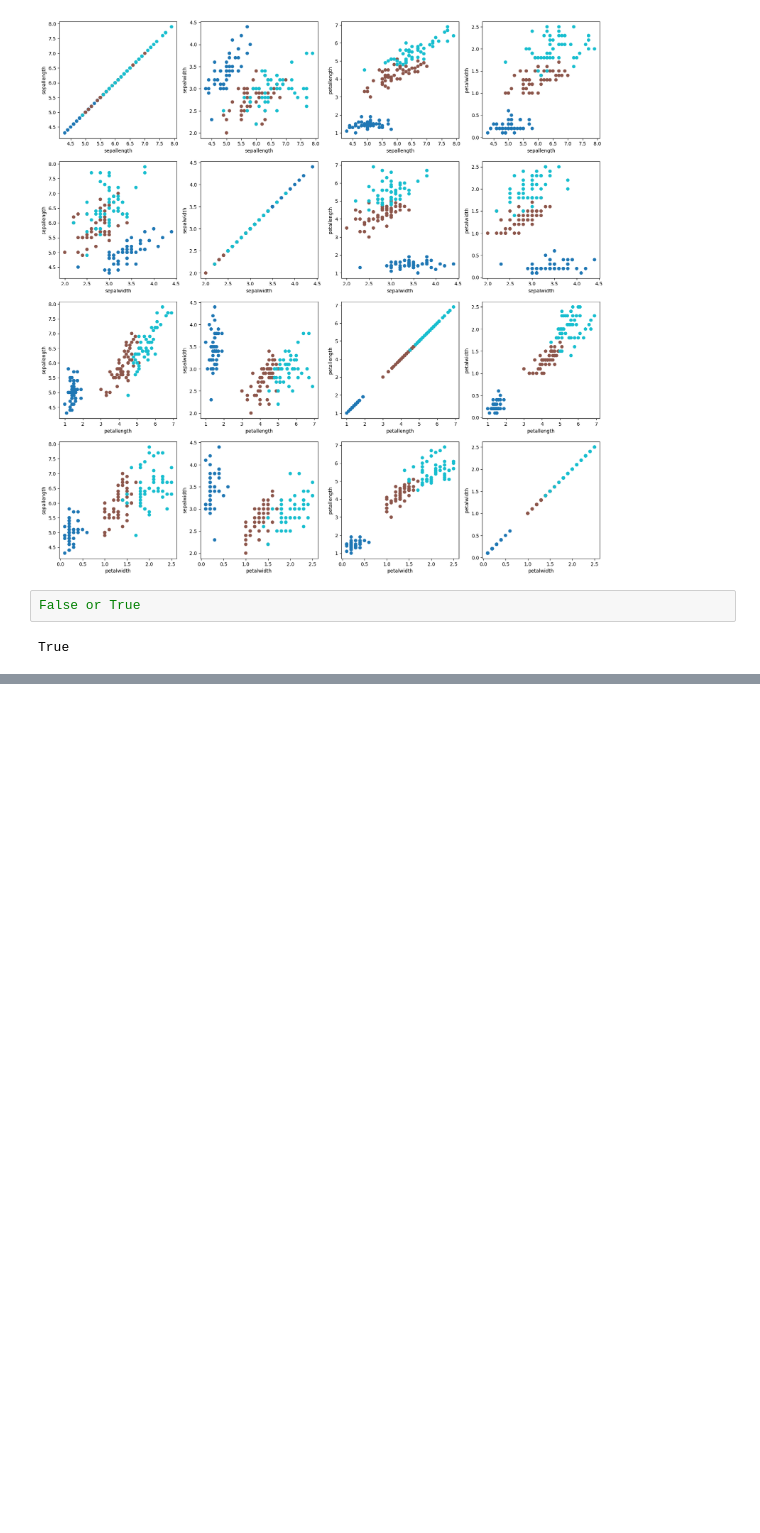
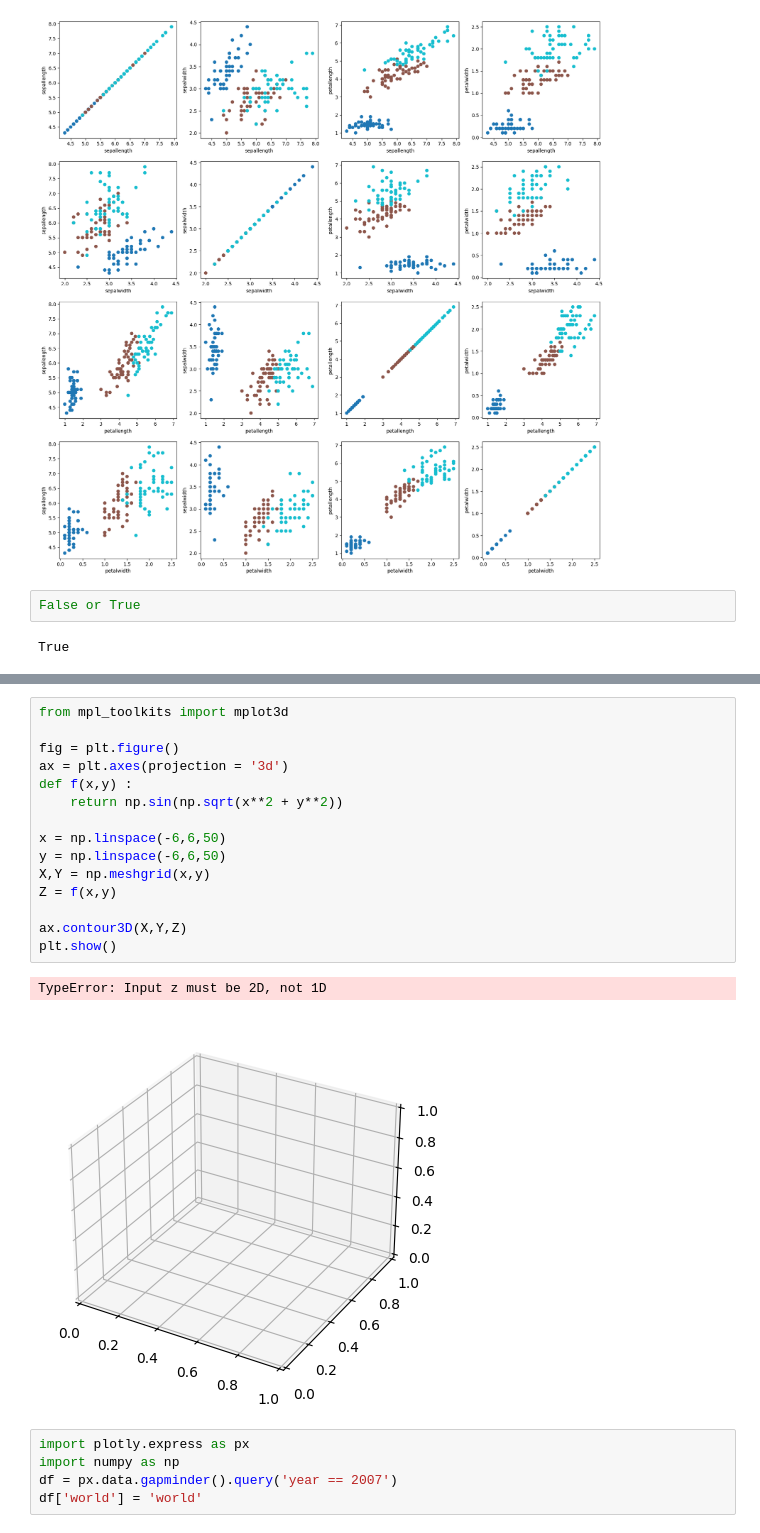
Before and after one commit to asdfrt159/DataScientist, a Jupyter notebook: Preprocessing/preprocess.ipynb, the cells around one changed output, grey strips where cells are left out. Drawn from its saved outputs; the diff is of its cells as text; blank space fills up the shorter version.

```diff
--- a/Preprocessing/preprocess.ipynb
+++ b/Preprocessing/preprocess.ipynb
@@ -221,0 +288,23 @@ True
+# %%
+from mpl_toolkits import mplot3d
+
+fig = plt.figure()
+ax = plt.axes(projection = '3d')
+def f(x,y) :
+    return np.sin(np.sqrt(x**2 + y**2))
+
+x = np.linspace(-6,6,50)
+y = np.linspace(-6,6,50)
+X,Y = np.meshgrid(x,y)
+Z = f(x,y)
+
+ax.contour3D(X,Y,Z)
+plt.show()
+# %% [output]
+TypeError: Input z must be 2D, not 1D
+[figure, added]
+# %%
+import plotly.express as px
+import numpy as np
+df = px.data.gapminder().query('year == 2007')
+df['world'] = 'world'
```
Also changed, not shown: parts of 95 cells of this notebook.
